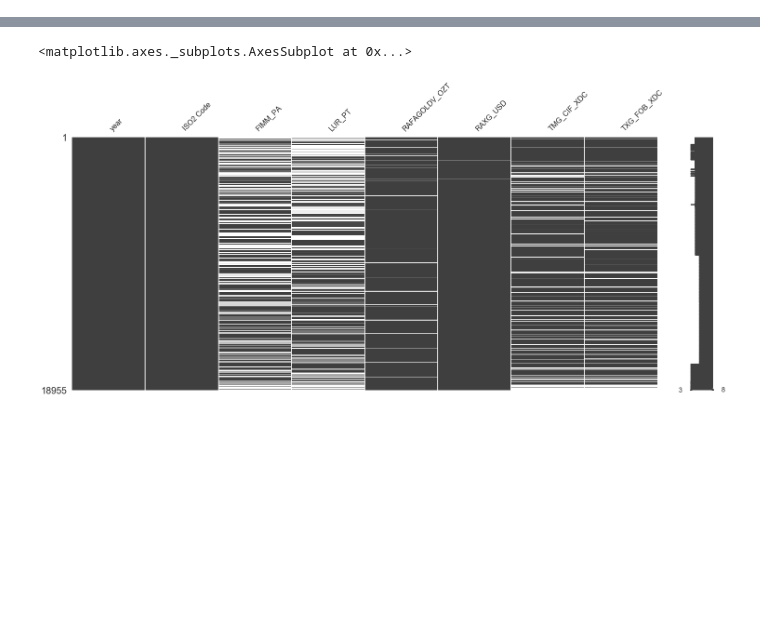
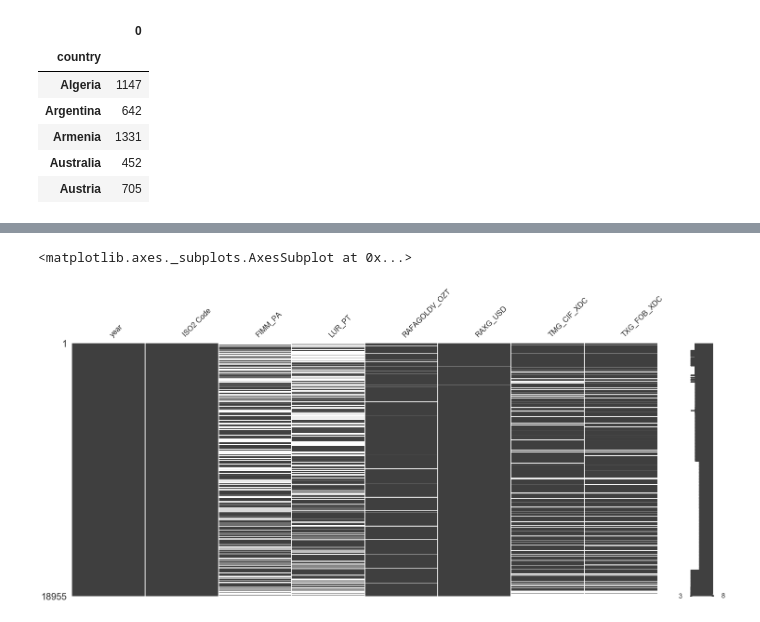
Before and after one commit to Walras-data/countryrisk, a Jupyter notebook: countryrisk4.ipynb, the cells around one changed output, grey strips where cells are left out. Saved outputs shown, nothing was run; the diff lists cells and outputs as text; code cells hidden in the pictures; blank space fills up the shorter version.

```diff
--- a/countryrisk4.ipynb
+++ b/countryrisk4.ipynb
@@ -43,0 +60,12 @@ selected_countries
+# %%
+countrylist = pd.DataFrame(selected_countries)
+# %%
+countrylist.head()
+# %% [output]
+|  | 0 |
+| country |  |
+| Algeria | 1147 |
+| Argentina | 642 |
+| Armenia | 1331 |
+| Australia | 452 |
+| Austria | 705 |
```
Also changed, not shown: parts of 7 cells of this notebook, 3 other files.
